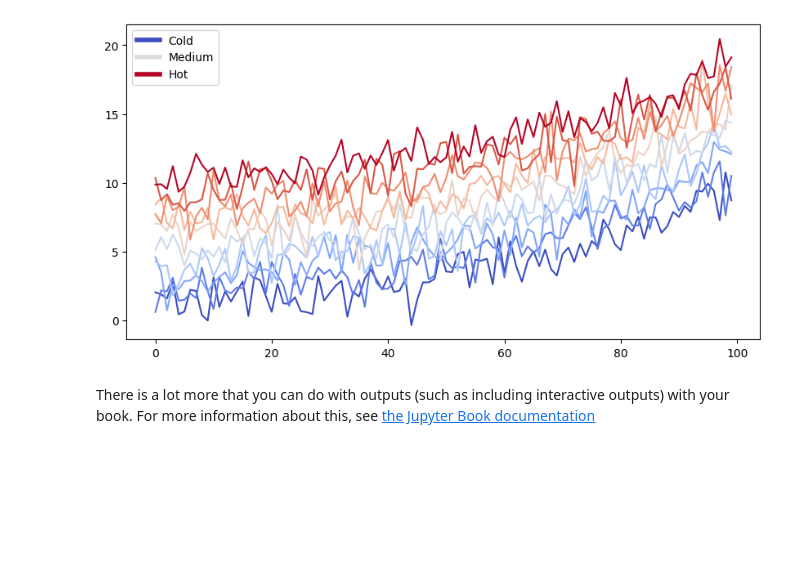
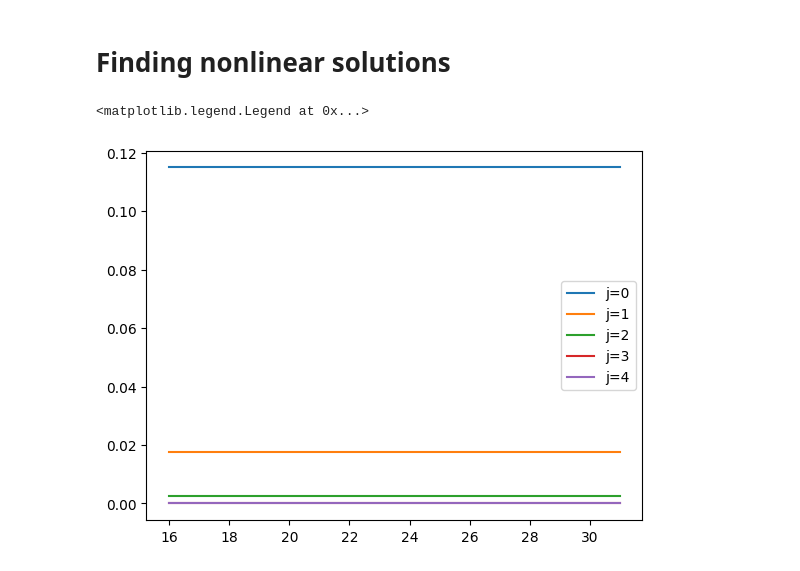
Before and after one commit to drmikecooke/waterwaves, a Jupyter notebook: _build/jupyter_execute/notebooks.ipynb, the cells around one changed output. Drawn from its saved outputs; the diff is of its cells as text; code cells hidden in the pictures; blank space fills up the shorter version.

Commit message:
250323 nonlinear page

```diff
--- a/_build/jupyter_execute/notebooks.ipynb
+++ b/_build/jupyter_execute/notebooks.ipynb
@@ -47,24 +1,2 @@ plt.ion()
-# %%
-# Fixing random state for reproducibility
-np.random.seed(19680801)
-
-N = 10
-data = [np.logspace(0, 1, 100) + np.random.randn(100) + ii for ii in range(N)]
-data = np.array(data).T
-cmap = plt.cm.coolwarm
-rcParams['axes.prop_cycle'] = cycler(color=cmap(np.linspace(0, 1, N)))
-
-
-from matplotlib.lines import Line2D
-custom_lines = [Line2D([0], [0], color=cmap(0.), lw=4),
-                Line2D([0], [0], color=cmap(.5), lw=4),
-                Line2D([0], [0], color=cmap(1.), lw=4)]
-
-fig, ax = plt.subplots(figsize=(10, 5))
-lines = ax.plot(data)
-ax.legend(custom_lines, ['Cold', 'Medium', 'Hot']);
-# %% [output]
-[figure, removed]
-# %% [markdown]
-There is a lot more that you can do with outputs (such as including interactive outputs)
-with your book. For more information about this, see [the Jupyter Book documentation](https://jupyterbook.org)
+# %% [markdown]
+# Finding nonlinear solutions
@@ -70,0 +18,39 @@ with your book. For more information about this, see [the Jupyter Book documenta
+# %%
+def nwfourier(N,H,d=0): # defaults to d=0 representing deep water
+
+    def F(A): # set of conditions on boundaries
+        Etam,Bj,Ub,Q,R=unpack(A)
+        Etamj=Etam.reshape((N+1,1))@j.reshape((1,N))
+        CEmj,SEmj=C(Etamj),S(Etamj)
+        kin=-Ub*Etam+((SEmj*CXmj))@(Bj/Chjd)+Q
+        Um=-Ub+((CEmj*CXmj))@(j*Bj/Chjd)
+        Vm=((SEmj*SXmj))@(j*Bj/Chjd)
+        dyn=(Um**2+Vm**2)/2+Etam-R
+        height=Etam[0]-Etam[-1]
+        depth=((Etam[0]+Etam[-1])/2+sum(Etam[1:-1]))/N
+        return np.hstack([kin,dyn,height-H,depth-d])
+
+    Bj0=np.zeros(N)
+    Ub0=1 if d==0 else np.tanh(d)**(1/2)
+    Bj0[0]=H/2/Ub0
+    Q0,R0=Ub0*d,Ub0**2/2+d
+    Xm=np.linspace(0,np.pi,N+1)
+    Etam0=d+H*np.cos(Xm)/2
+
+    A0=pack(Etam0,Bj0,Ub0,Q0,R0)
+
+    j=np.arange(1,N+1)
+    Xmj=Xm.reshape((N+1,1))@j.reshape((1,N))
+    CXmj,SXmj,Chjd=np.cos(Xmj),np.sin(Xmj),np.cosh(j*d)
+    C,S=(np.exp,np.exp) if d==0 else (np.cosh,np.sinh)
+    return unpack(fsolve(F,A0))
+# %%
+import matplotlib.pyplot as plt
+for j in range(5):
+    NV=np.array([(N,nwfourier(N,0.1945,0.6484)[1][j]) for N in range(16,32)])
+
+    plt.plot(NV.T[0],NV.T[1],label=f'j={j}')
+plt.legend()
+# %% [output]
+<matplotlib.legend.Legend at 0x...>
+[figure, added]
```
Also changed, not shown: parts of 4 cells of this notebook, 23 other files.
